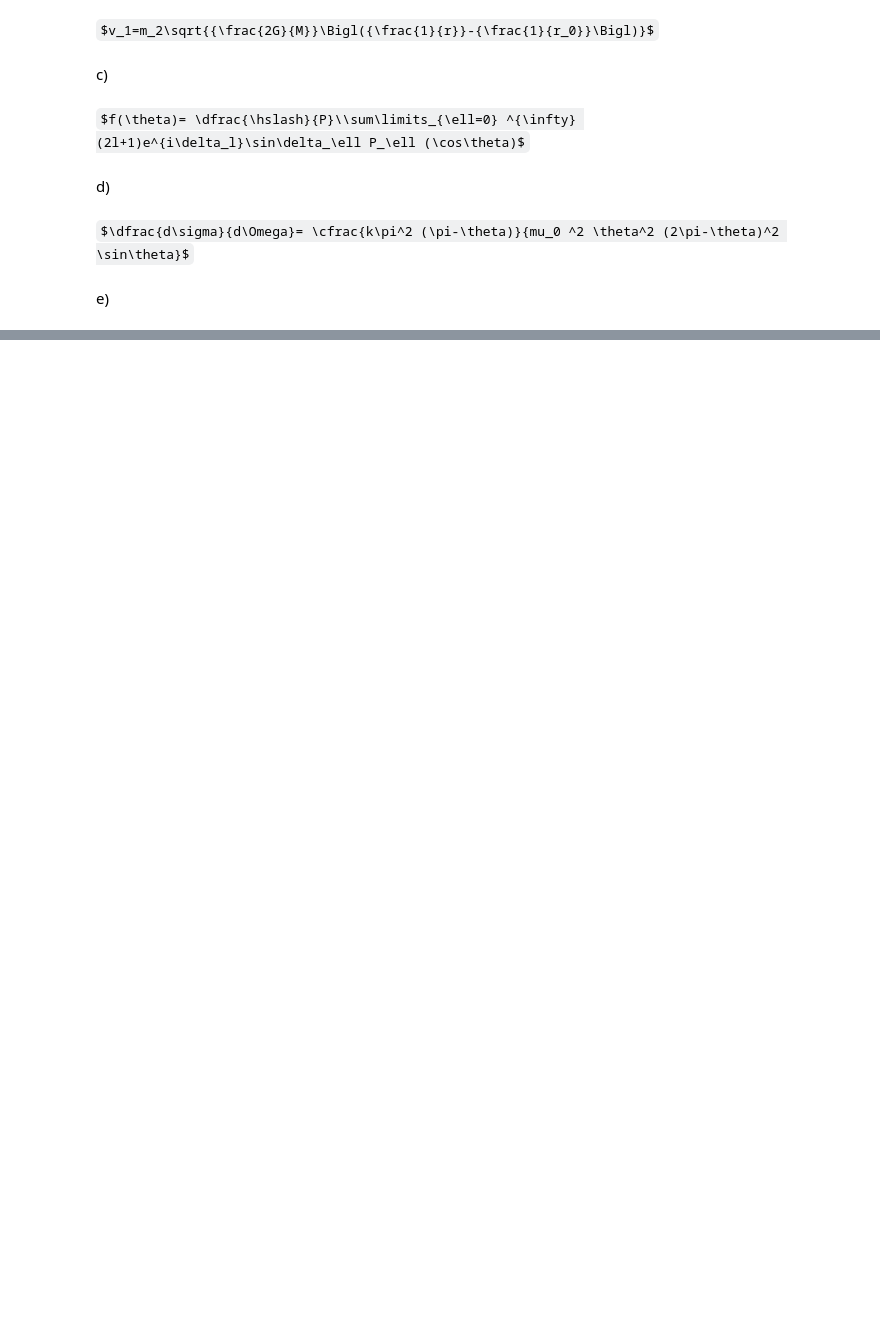
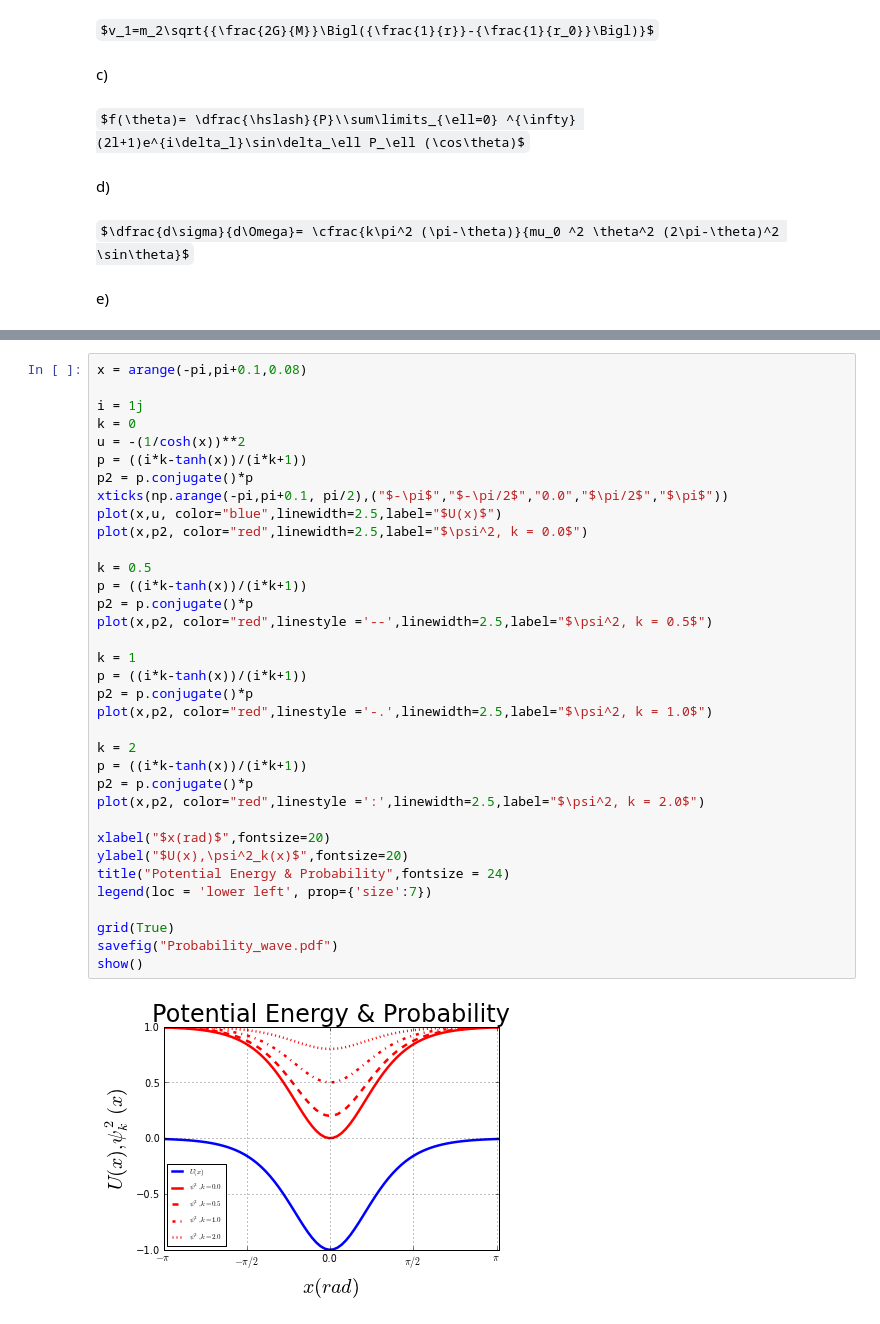
Before and after one commit to dgelfer/PHYS20213, a Jupyter notebook: Week3/Graphics_exercises2.ipynb, the cells around one changed output, grey strips where cells are left out. Saved outputs shown, nothing was run; the diff lists cells and outputs as text; some formulas as TeX source; blank space fills up the shorter version.

```diff
--- a/Week3/Graphics_exercises2.ipynb
+++ b/Week3/Graphics_exercises2.ipynb
@@ -34,0 +76,37 @@ e)
+# %%
+x = arange(-pi,pi+0.1,0.08)
+
+i = 1j
+k = 0
+u = -(1/cosh(x))**2
+p = ((i*k-tanh(x))/(i*k+1))
+p2 = p.conjugate()*p
+xticks(np.arange(-pi,pi+0.1, pi/2),("$-\pi$","$-\pi/2$","0.0","$\pi/2$","$\pi$"))
+plot(x,u, color="blue",linewidth=2.5,label="$U(x)$")
+plot(x,p2, color="red",linewidth=2.5,label="$\psi^2, k = 0.0$")
+
+k = 0.5
+p = ((i*k-tanh(x))/(i*k+1))
+p2 = p.conjugate()*p
+plot(x,p2, color="red",linestyle ='--',linewidth=2.5,label="$\psi^2, k = 0.5$")
+
+k = 1
+p = ((i*k-tanh(x))/(i*k+1))
+p2 = p.conjugate()*p
+plot(x,p2, color="red",linestyle ='-.',linewidth=2.5,label="$\psi^2, k = 1.0$")
+
+k = 2
+p = ((i*k-tanh(x))/(i*k+1))
+p2 = p.conjugate()*p
+plot(x,p2, color="red",linestyle =':',linewidth=2.5,label="$\psi^2, k = 2.0$")
+
+xlabel("$x(rad)$",fontsize=20)
+ylabel("$U(x),\psi^2_k(x)$",fontsize=20)
+title("Potential Energy & Probability",fontsize = 24)
+legend(loc = 'lower left', prop={'size':7})
+
+grid(True)
+savefig("Probability_wave.pdf")
+show()
+# %% [output]
+[figure, added]
```
Also changed, not shown: parts of 17 cells of this notebook, 2 other files.
